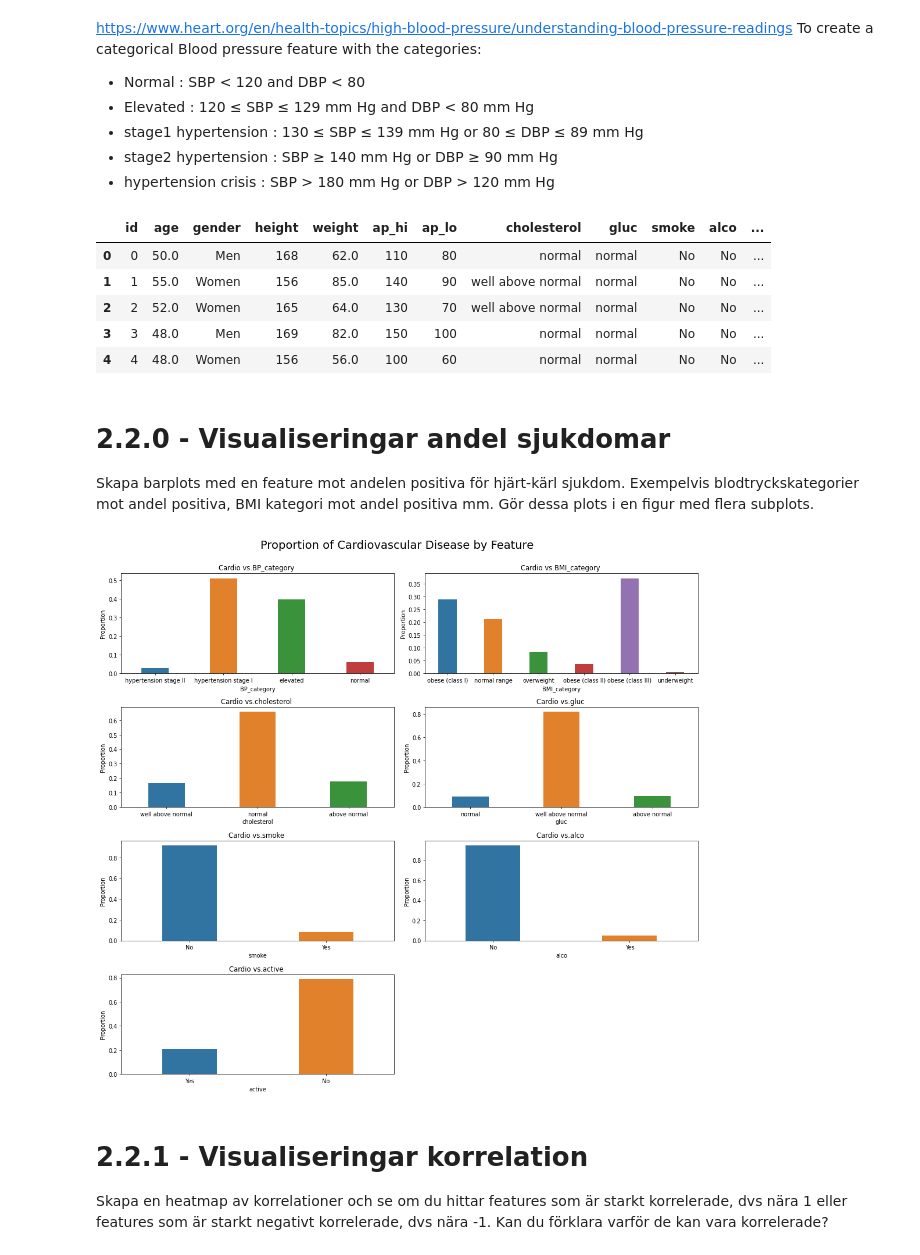
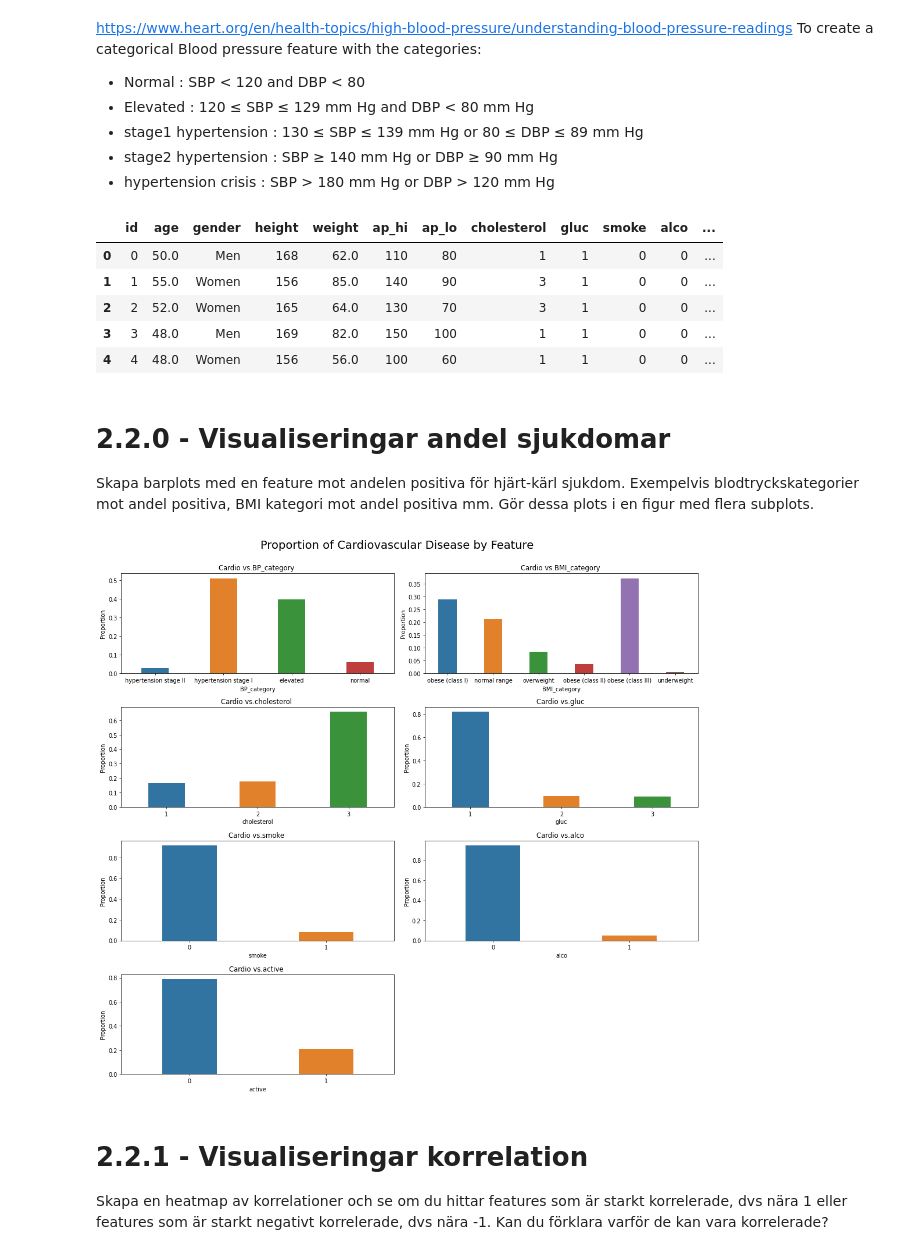
Before and after one commit to VineelaNedunuri/Machine-Learning-vineela-nedunuri, a Jupyter notebook: Labb/Disease _prediction.ipynb, the cells around one changed output. Saved outputs shown, nothing was run; the diff lists cells and outputs as text; code cells hidden in the pictures.

```diff
--- a/Labb/Disease _prediction.ipynb
+++ b/Labb/Disease _prediction.ipynb
@@ -268,8 +261,8 @@ Body mass index (BMI):
 Data frame weight in kg and height in cm, so we can covert to meters by 1m = 100 cm
 # %%
 # calculate BMI of each person in  tha data
-df['BMI'] = df['weight']/(df['height']/100)**2
-df['BMI']= round(df['BMI'],1)
-df.head()
+data['BMI'] = data['weight']/(data['height']/100)**2
+data['BMI']= round(data['BMI'],1)
+data.head()
 # %% [output]
 |  | id | age | gender | height | weight | ap_hi | ap_lo | cholesterol | gluc | smoke | alco | ... |
@@ -364,7 +357,7 @@ def categorical_BMI(BMI):
     else:
         return 'obese (class III)'
 
-df['BMI_category'] = df['BMI'].apply(categorical_BMI)
-df.head()
+data['BMI_category'] = data['BMI'].apply(categorical_BMI)
+data.head()
 # %% [output]
 |  | id | age | gender | height | weight | ap_hi | ap_lo | cholesterol | gluc | smoke | alco | ... |
@@ -416,14 +409,14 @@ df.head(1)
 # ap_lo_max= 100, ap_lo_min= 40: Diastolic BP
 
 # To filter out the negative blood pressure value
-df = df.query('ap_hi > 0 & ap_lo > 0')
+data = data.query('ap_hi > 0 & ap_lo > 0')
 
 # Reasonable ap_hi_max must be in range
-reasonable_ap_hi = df.query('ap_hi >= 90 & ap_hi < 220')
+reasonable_ap_hi = data.query('ap_hi >= 90 & ap_hi < 220')
 print('Systolic BP (ap_hi):',reasonable_ap_hi['ap_hi'].unique()) # In range: 90-120
 
 # Reasonable ap_lo_max must be in range
-reasonable_ap_lo = df.query('ap_lo >= 40 & ap_lo <= 100')
+reasonable_ap_lo = data.query('ap_lo >= 40 & ap_lo <= 100')
 print('Diastolic BP (ap_lo):',reasonable_ap_lo['ap_lo'].unique()) # In range: 60-80
 # %% [output]
 Systolic BP (ap_hi): [110 140 130 150 100 120 145 170 135 125  90 180 160 133 190 122 169 126
@@ -509,37 +502,37 @@ def categorical_BP(ap_hi,ap_lo):
     elif ap_hi > 180 or ap_lo > 120:
         return 'hypertension crisis'
 
-df['BP_category'] =  df.apply(lambda x: categorical_BP(x['ap_hi'], x['ap_lo']), axis=1)
-df.head()
+data['BP_category'] =  data.apply(lambda x: categorical_BP(x['ap_hi'], x['ap_lo']), axis=1)
+data.head()
 # %% [output]
 |  | id | age | gender | height | weight | ap_hi | ap_lo | cholesterol | gluc | smoke | alco | ... |
-| 0 | 0 | 50.0 | Men | 168 | 62.0 | 110 | 80 | normal | normal | No | No | ... |
-| 1 | 1 | 55.0 | Women | 156 | 85.0 | 140 | 90 | well above normal | normal | No | No | ... |
-| 2 | 2 | 52.0 | Women | 165 | 64.0 | 130 | 70 | well above normal | normal | No | No | ... |
-| 3 | 3 | 48.0 | Men | 169 | 82.0 | 150 | 100 | normal | normal | No | No | ... |
-| 4 | 4 | 48.0 | Women | 156 | 56.0 | 100 | 60 | normal | normal | No | No | ... |
+| 0 | 0 | 50.0 | Men | 168 | 62.0 | 110 | 80 | 1 | 1 | 0 | 0 | ... |
+| 1 | 1 | 55.0 | Women | 156 | 85.0 | 140 | 90 | 3 | 1 | 0 | 0 | ... |
+| 2 | 2 | 52.0 | Women | 165 | 64.0 | 130 | 70 | 3 | 1 | 0 | 0 | ... |
+| 3 | 3 | 48.0 | Men | 169 | 82.0 | 150 | 100 | 1 | 1 | 0 | 0 | ... |
+| 4 | 4 | 48.0 | Women | 156 | 56.0 | 100 | 60 | 1 | 1 | 0 | 0 | ... |
 # %% [markdown]
 # 2.2.0 - Visualiseringar andel sjukdomar
 Skapa barplots med en feature mot andelen positiva för hjärt-kärl sjukdom. Exempelvis blodtryckskategorier
 mot andel positiva, BMI kategori mot andel positiva mm. Gör dessa plots i en figur med flera subplots.
 # %%
 # data with cardio
-df_cardio= df.query('cardio== "Yes"')
+df_cardio= data.query('cardio== 1')
 cardio = ['BP_category','BMI_category','cholesterol','gluc','smoke','alco','active']
 fig = plt.figure(figsize=(15,14),dpi=70) # shows the figure size
 fig.suptitle('Proportion of Cardiovascular Disease by Feature \n ', fontsize=20)
 for i, col in enumerate(cardio):
 
     ax=plt.subplot(4,2,i+1) # represents subplots two row with four column
     sns.barplot(x=df_cardio[col].unique(), y=(df_cardio.groupby(by=col)['cardio'].value_counts())/df_cardio.shape[0], width=0.4)
     ax.set_xlabel(col)
     ax.set_ylabel("Proportion")
     ax.set_title(f"Cardio vs.{col} ")
 
 fig.tight_layout()
 plt.show()
 # %% [output]
-[figure, old version]
+[figure, new version]
 # %% [markdown]
 # 2.2.1 - Visualiseringar korrelation
 Skapa en heatmap av korrelationer och se om du hittar features som är starkt korrelerade, dvs nära 1 eller
```
Also changed, not shown: parts of 32 cells of this notebook, 1 other file.
